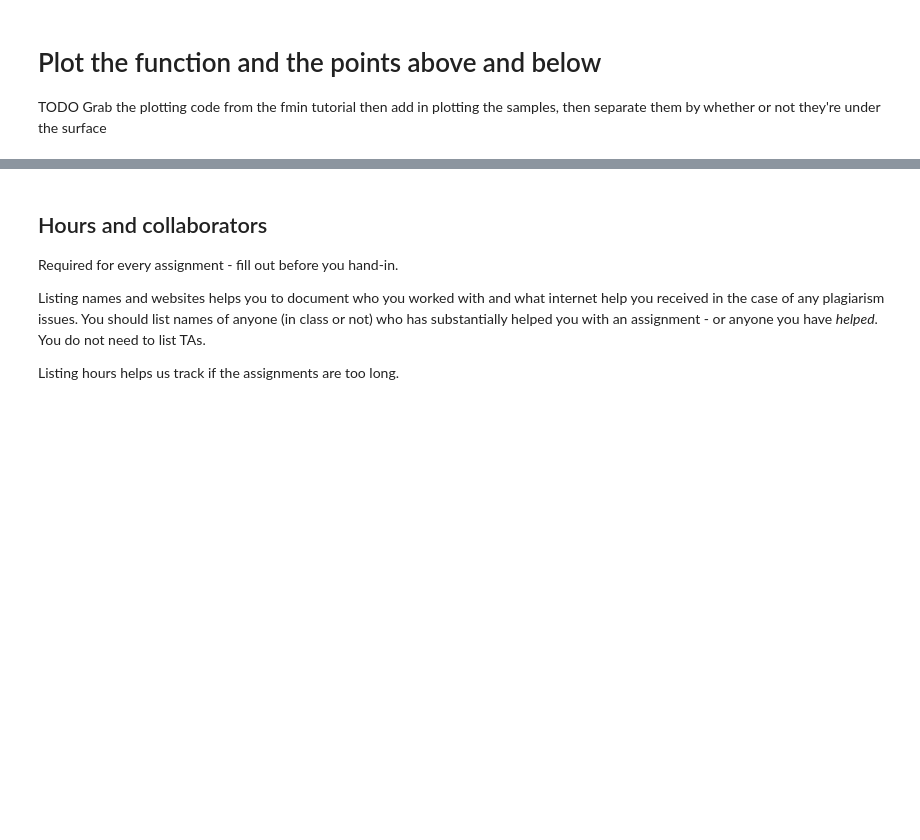
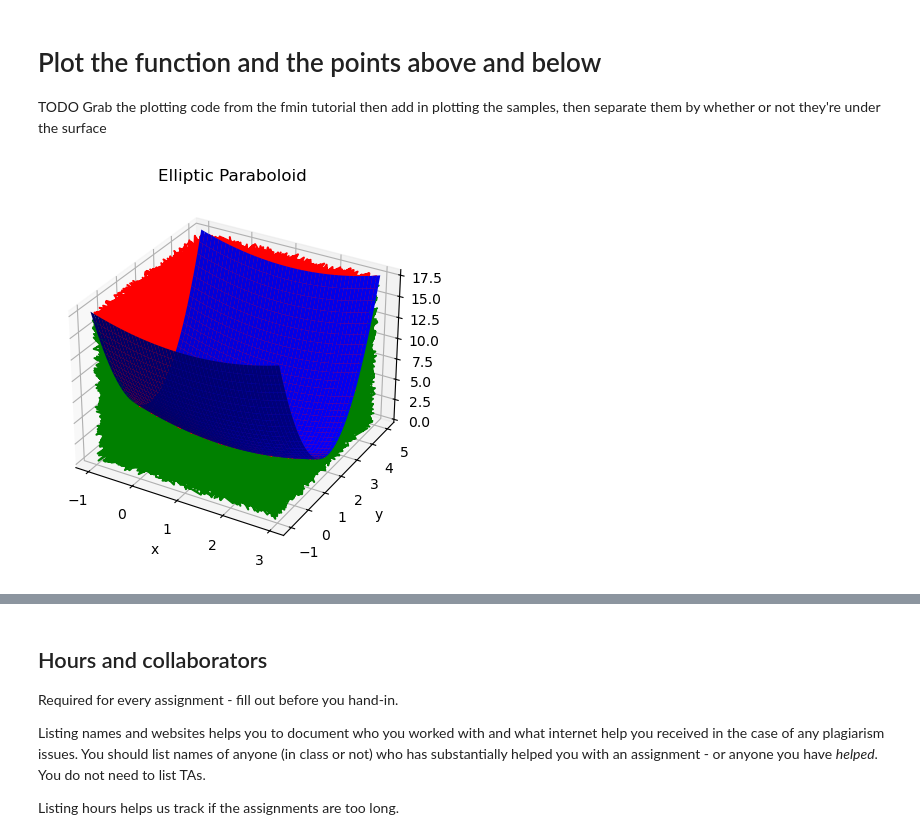
Before and after one commit to coyotepunk05/vscode, a Jupyter notebook: IntroPythonProgramming/Week_8_calculus/Lab_8_calculus.ipynb, the cells around one changed output, grey strips where cells are left out. Drawn from its saved outputs; the diff is of its cells as text; code cells hidden in the pictures; blank space fills up the shorter version.

```diff
--- a/IntroPythonProgramming/Week_8_calculus/Lab_8_calculus.ipynb
+++ b/IntroPythonProgramming/Week_8_calculus/Lab_8_calculus.ipynb
@@ -181,5 +182,10 @@ Ratio 0.15 make n_example_samples bigger to get this closer to 1/3
 # %%
-area_under = ...
+function = my_func(xs_samples, ys_samples)
+under = zs_samples < function
+b_under = np.count_nonzero(under)
+equal_above = zs_samples >= function
+b_equal_above = np.count_nonzero(equal_above)
+area_under = (b_under/n_samples)*area_box
 # The more samples you use, the closer to the correct answer you get. This is with 100000 sample points.
 print(f"Percentage of those below should be around 0.3333; note that the bigger you make n_samples, the more likely you are to get close to the right answer")
 print(f"Area is {area_under}, expected to be around 0.33 of box area, which is around 0.333 * 426.666 = 142.")
@@ -199,15 +211,25 @@ grader.check("area")
 TODO Grab the plotting code from the fmin tutorial then add in plotting the samples, then separate them by whether or not they're under the surface
 # %%
 # Use interactive/3D widg3t
-%matplotlib widget
+%matplotlib inline
 
 # Notice the subplot_kw argument - this lets matlab know we want to plot in 3D and how to set the camera
 fig, axs = plt.subplots(subplot_kw={"projection": "3d"})
 
 # TODO: Plot the samples in two colors
 # TODO: Plot the surface
 
-...
+axs.plot_surface(xs_grid, ys_grid, my_func(xs_grid, ys_grid), color='blue')
+axs.plot(xs_samples[under], ys_samples[under], zs_samples[under], color='green')
+axs.plot(xs_samples[equal_above], ys_samples[equal_above], zs_samples[equal_above], color='red')
+
+axs.set_xlabel('x')
+axs.set_ylabel('y')
+axs.set_title('Elliptic Paraboloid')
+
+plt.show()
+# %% [output]
+[figure, added]
 # %%
 # Manual grade
 print("This is a manually-graded question; there is no grader.check() function. See rubric and slides for more information on expected output.")
```
Also changed, not shown: parts of 9 cells of this notebook, 2 other files.
